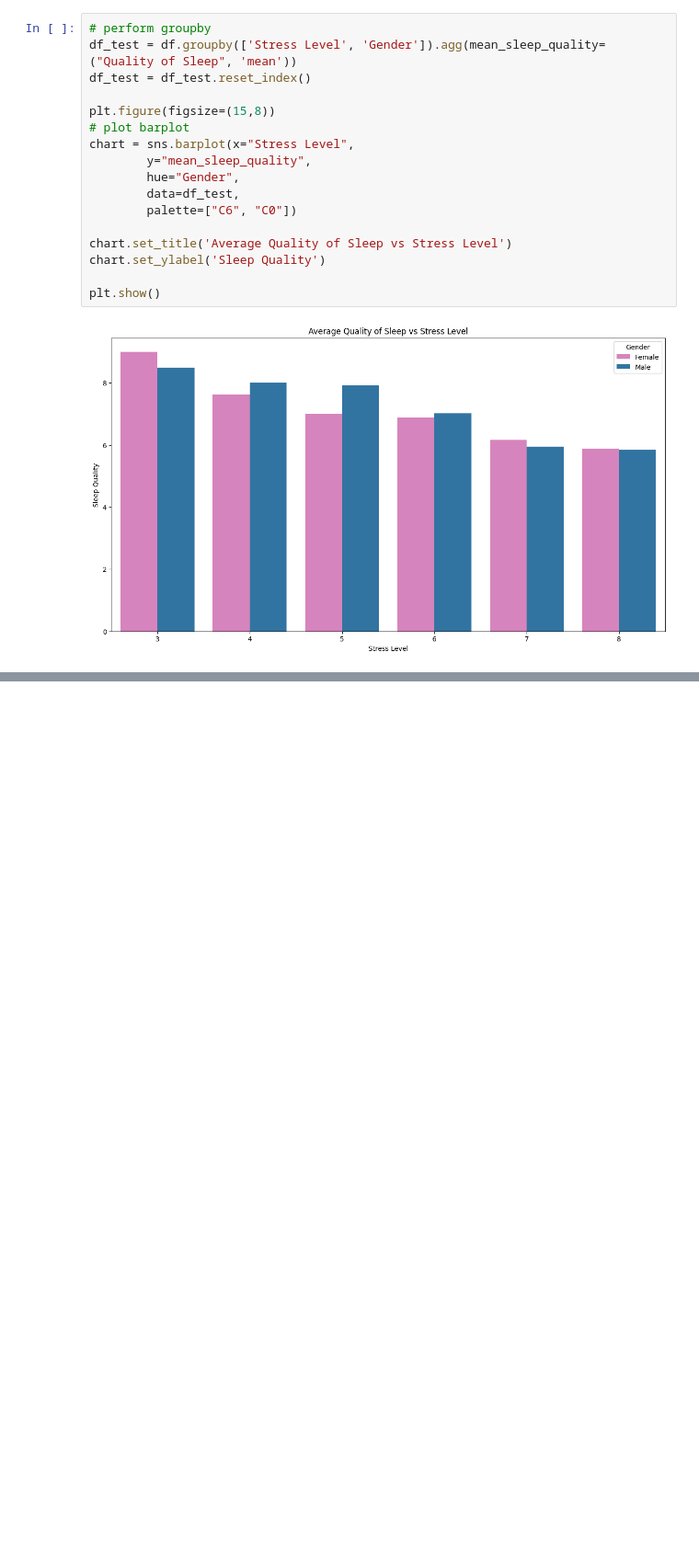
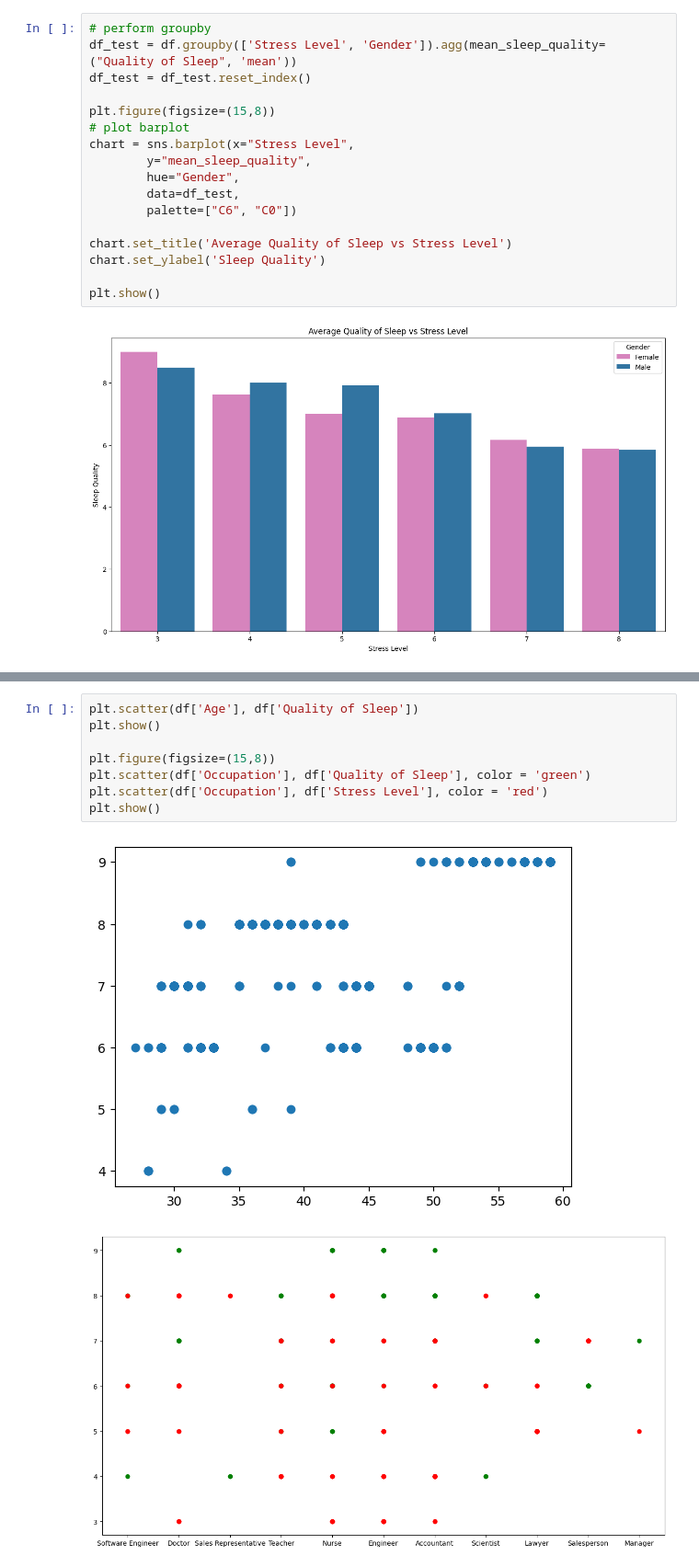
Before and after one commit to lauravos/capstone-project, a Jupyter notebook: EDA.ipynb, the cells around one changed output, grey strips where cells are left out. Shown at 92% size. Drawn from its saved outputs; the diff is of its cells as text; blank space fills up the shorter version.

```diff
--- a/EDA.ipynb
+++ b/EDA.ipynb
@@ -405,0 +425,11 @@ plt.show()
+# %%
+plt.scatter(df['Age'], df['Quality of Sleep'])
+plt.show()
+
+plt.figure(figsize=(15,8))
+plt.scatter(df['Occupation'], df['Quality of Sleep'], color = 'green')
+plt.scatter(df['Occupation'], df['Stress Level'], color = 'red')
+plt.show()
+# %% [output]
+[figure, added]
+[figure, added]
```
Also changed, not shown: parts of 6 cells of this notebook, 1 other file.
